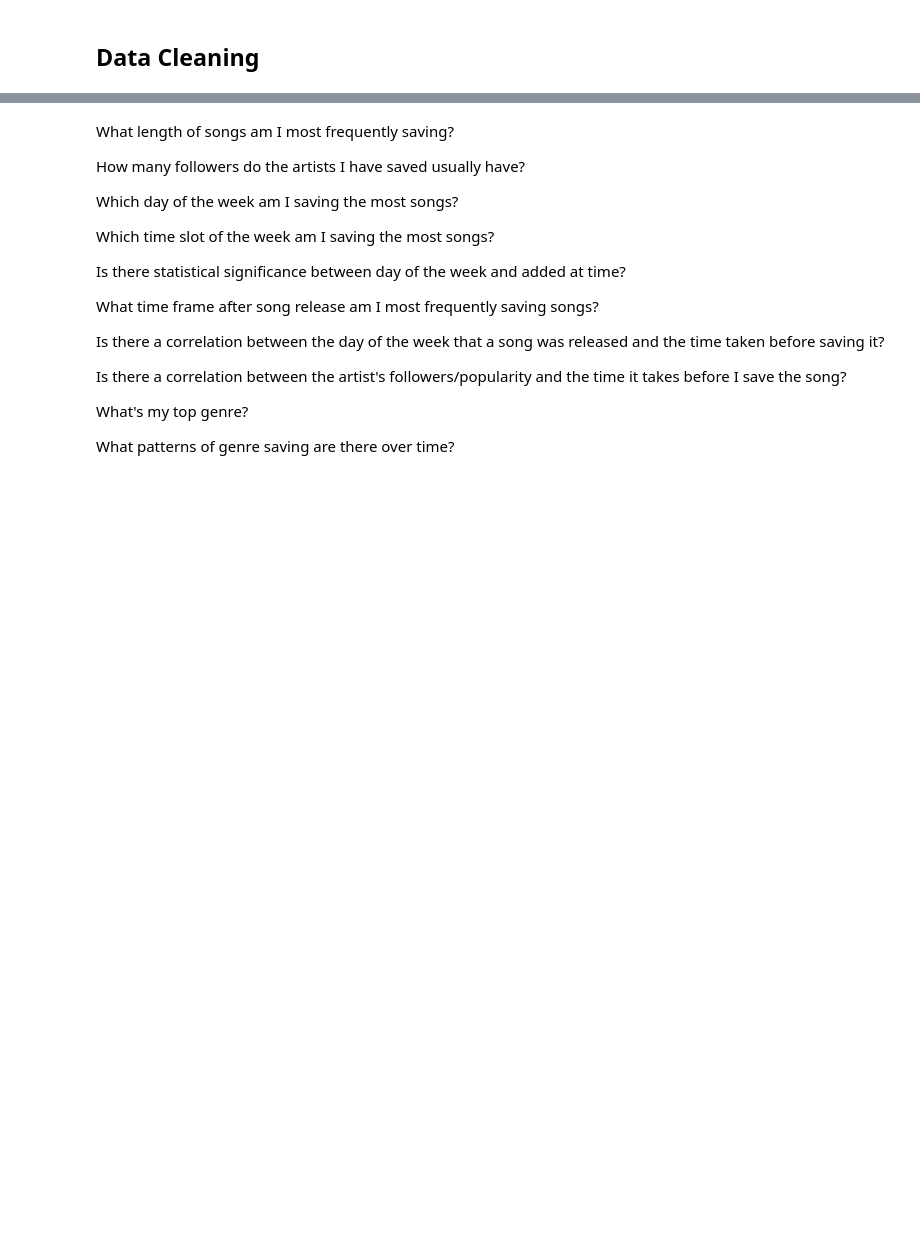
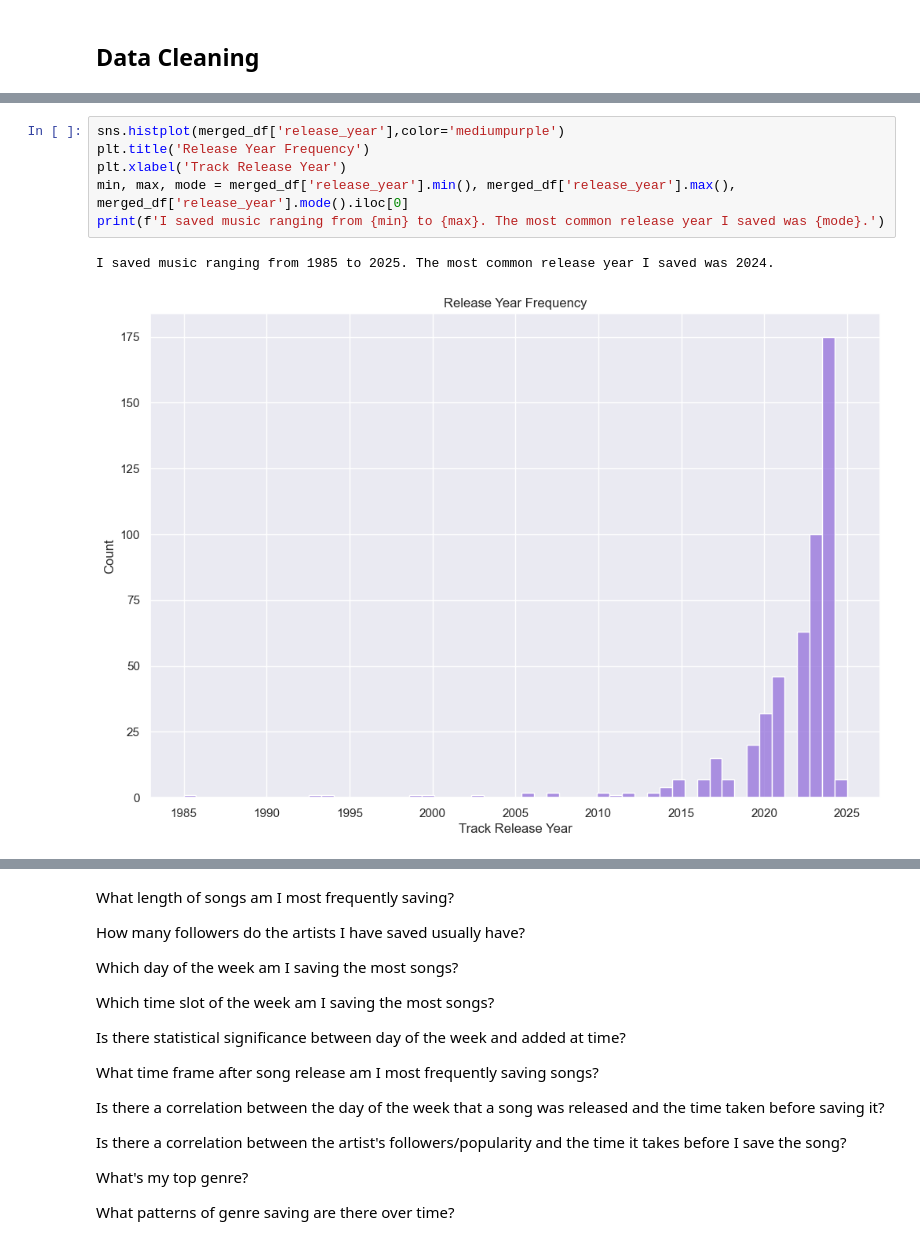
Before and after one commit to jacqhorizon/spotify-data-analysis, a Jupyter notebook: analysis.ipynb, the cells around one changed output, grey strips where cells are left out. Cells and saved outputs as stored; diff of their text form; blank space fills up the shorter version.

```diff
--- a/analysis.ipynb
+++ b/analysis.ipynb
@@ -407,0 +211,9 @@ y.despine(bottom=True, left=True)
+# %%
+sns.histplot(merged_df['release_year'],color='mediumpurple')
+plt.title('Release Year Frequency')
+plt.xlabel('Track Release Year')
+min, max, mode = merged_df['release_year'].min(), merged_df['release_year'].max(), merged_df['release_year'].mode().iloc[0]
+print(f'I saved music ranging from {min} to {max}. The most common release year I saved was {mode}.')
+# %% [output]
+I saved music ranging from 1985 to 2025. The most common release year I saved was 2024.
+[figure, added]
```
Also changed, not shown: parts of 49 cells of this notebook, 2 other files.
